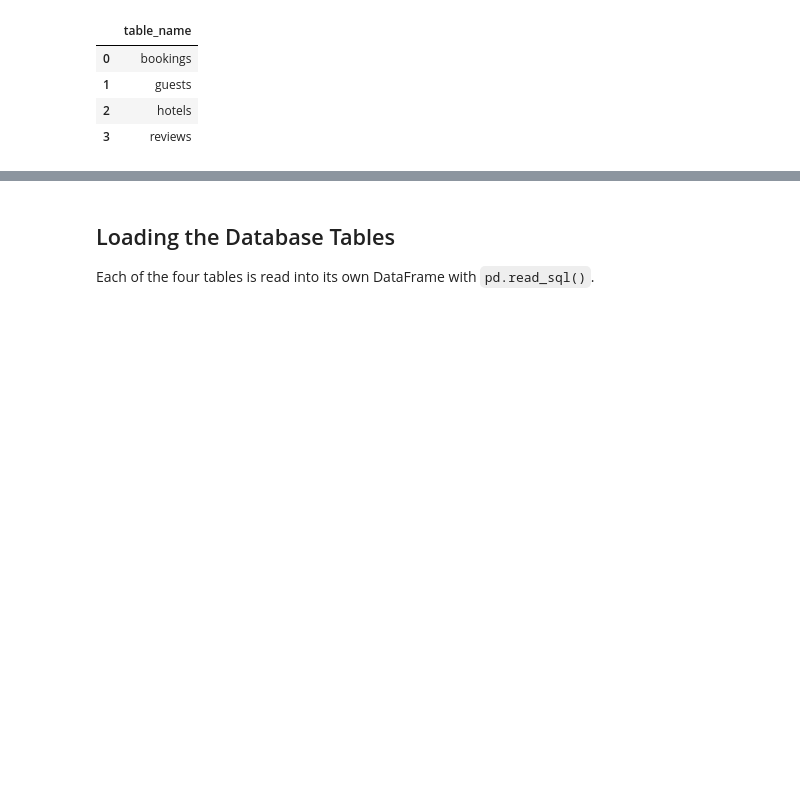
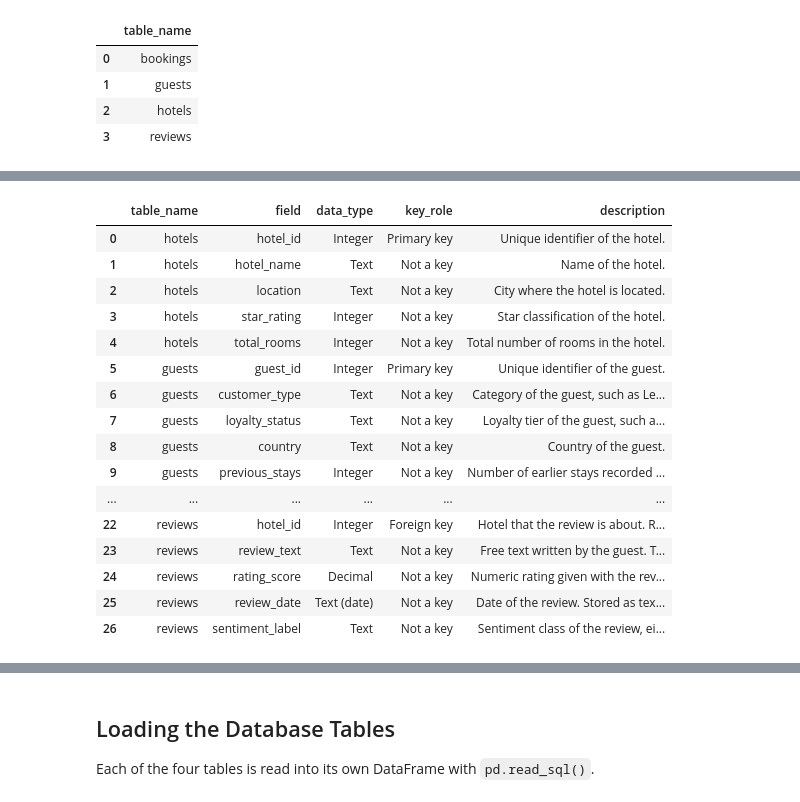
Before and after one commit to Chekwube-Uzoegwu/Guest_Experience_Analytics_Topic_Modelling_Sentiment_Analysis_Project, a Jupyter notebook: notebooks/GUEST_EXPERIENCE_ANALYTICS_SENTIMENT_ANALYSIS_EXPERIMENTATION_PHASE.ipynb, the cells around one changed output, grey strips where cells are left out. Saved outputs shown, nothing was run; the diff lists cells and outputs as text; code cells hidden in the pictures; blank space fills up the shorter version.

Commit message:
Add key checks and data dictionary

```diff
--- a/notebooks/GUEST_EXPERIENCE_ANALYTICS_SENTIMENT_ANALYSIS_EXPERIMENTATION_PHASE.ipynb
+++ b/notebooks/GUEST_EXPERIENCE_ANALYTICS_SENTIMENT_ANALYSIS_EXPERIMENTATION_PHASE.ipynb
@@ -98,0 +163,54 @@ tables
+# %%
+# Each row of the data dictionary holds the table name, field name, data type, key role and description
+rows = [
+    ("hotels", "hotel_id", "Integer", "Primary key", "Unique identifier of the hotel."),
+    ("hotels", "hotel_name", "Text", "Not a key", "Name of the hotel."),
+    ("hotels", "location", "Text", "Not a key", "City where the hotel is located."),
+    ("hotels", "star_rating", "Integer", "Not a key", "Star classification of the hotel."),
+    ("hotels", "total_rooms", "Integer", "Not a key", "Total number of rooms in the hotel."),
+    ("guests", "guest_id", "Integer", "Primary key", "Unique identifier of the guest."),
+    ("guests", "customer_type", "Text", "Not a key", "Category of the guest, such as Leisure, Business, Family or Corporate."),
+    ("guests", "loyalty_status", "Text", "Not a key", "Loyalty tier of the guest, such as Gold or Silver. Missing for 6,036 of the 12,000 guests."),
+    ("guests", "country", "Text", "Not a key", "Country of the guest."),
+    ("guests", "previous_stays", "Integer", "Not a key", "Number of earlier stays recorded for the guest."),
+    ("bookings", "booking_id", "Integer", "Primary key", "Unique identifier of the booking."),
+    ("bookings", "guest_id", "Integer", "Foreign key", "Guest who made the booking. Refers to guests.guest_id."),
+    ("bookings", "hotel_id", "Integer", "Foreign key", "Hotel that was booked. Refers to hotels.hotel_id."),
+    ("bookings", "room_type", "Text", "Not a key", "Type of room booked, such as Suite, Deluxe, Executive or Family Room."),
+    ("bookings", "booking_channel", "Text", "Not a key", "Channel used to make the booking, such as Direct Website, Expedia, Travel Agent, Airbnb or Corporate Portal."),
+    ("bookings", "check_in_date", "Text (date)", "Not a key", "Date of arrival. Stored as text in the database and converted to a date in the notebook."),
+    ("bookings", "check_out_date", "Text (date)", "Not a key", "Date of departure. Stored as text in the database and converted to a date in the notebook."),
+    ("bookings", "total_amount", "Decimal", "Not a key", "Total amount charged for the booking."),
+    ("bookings", "stay_duration", "Integer", "Not a key", "Length of the stay in nights."),
+    ("reviews", "review_id", "Integer", "Primary key", "Unique identifier of the review."),
+    ("reviews", "booking_id", "Integer", "Foreign key", "Booking that the review belongs to. Refers to bookings.booking_id."),
+    ("reviews", "guest_id", "Integer", "Foreign key", "Guest who wrote the review. Refers to guests.guest_id."),
+    ("reviews", "hotel_id", "Integer", "Foreign key", "Hotel that the review is about. Refers to hotels.hotel_id."),
+    ("reviews", "review_text", "Text", "Not a key", "Free text written by the guest. This is the main input for the NLP work."),
+    ("reviews", "rating_score", "Decimal", "Not a key", "Numeric rating given with the review."),
+    ("reviews", "review_date", "Text (date)", "Not a key", "Date of the review. Stored as text in the database and converted to a date in the notebook."),
+    ("reviews", "sentiment_label", "Text", "Not a key", "Sentiment class of the review, either negative, neutral or positive."),
+]
+
+# Turn the list into a DataFrame and show every row without truncating the descriptions
+data_dictionary = pd.DataFrame(rows, columns=["table_name", "field", "data_type", "key_role", "description"])
+pd.set_option("display.max_colwidth", None)
+data_dictionary
+# %% [output]
+|  | table_name | field | data_type | key_role | description |
+| 0 | hotels | hotel_id | Integer | Primary key | Unique identifier of the hotel. |
+| 1 | hotels | hotel_name | Text | Not a key | Name of the hotel. |
+| 2 | hotels | location | Text | Not a key | City where the hotel is located. |
+| 3 | hotels | star_rating | Integer | Not a key | Star classification of the hotel. |
+| 4 | hotels | total_rooms | Integer | Not a key | Total number of rooms in the hotel. |
+| 5 | guests | guest_id | Integer | Primary key | Unique identifier of the guest. |
+| 6 | guests | customer_type | Text | Not a key | Category of the guest, such as Le... |
+| 7 | guests | loyalty_status | Text | Not a key | Loyalty tier of the guest, such a... |
+| 8 | guests | country | Text | Not a key | Country of the guest. |
+| 9 | guests | previous_stays | Integer | Not a key | Number of earlier stays recorded ... |
+| ... | ... | ... | ... | ... | ... |
+| 22 | reviews | hotel_id | Integer | Foreign key | Hotel that the review is about. R... |
+| 23 | reviews | review_text | Text | Not a key | Free text written by the guest. T... |
+| 24 | reviews | rating_score | Decimal | Not a key | Numeric rating given with the rev... |
+| 25 | reviews | review_date | Text (date) | Not a key | Date of the review. Stored as tex... |
+| 26 | reviews | sentiment_label | Text | Not a key | Sentiment class of the review, ei... |
```
Also changed, not shown: parts of 10 cells of this notebook.
